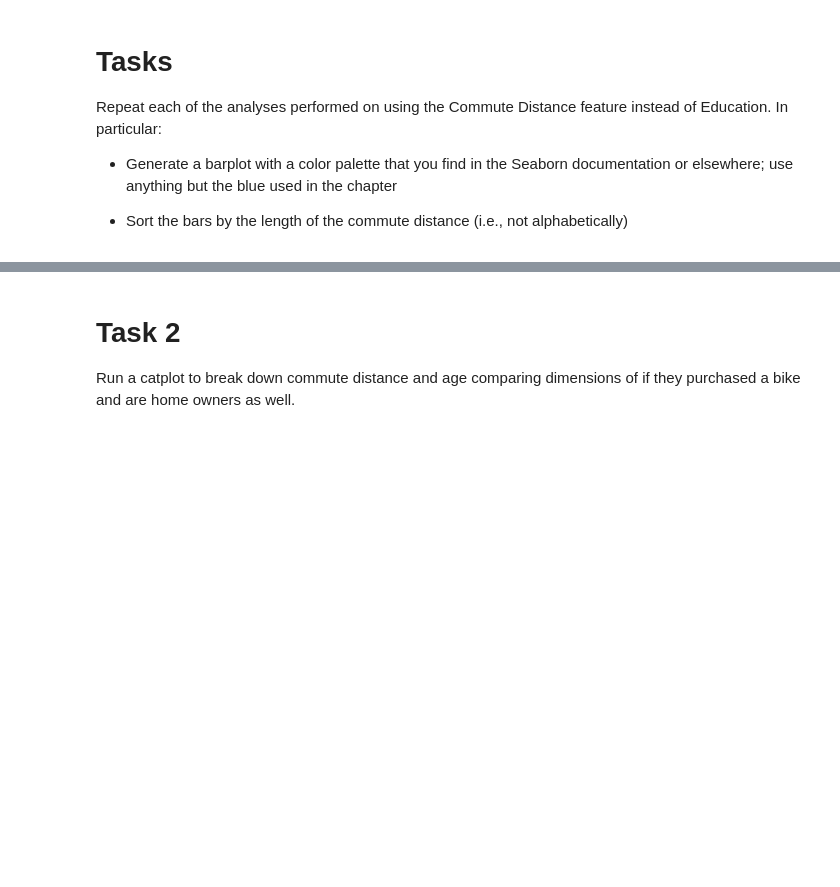
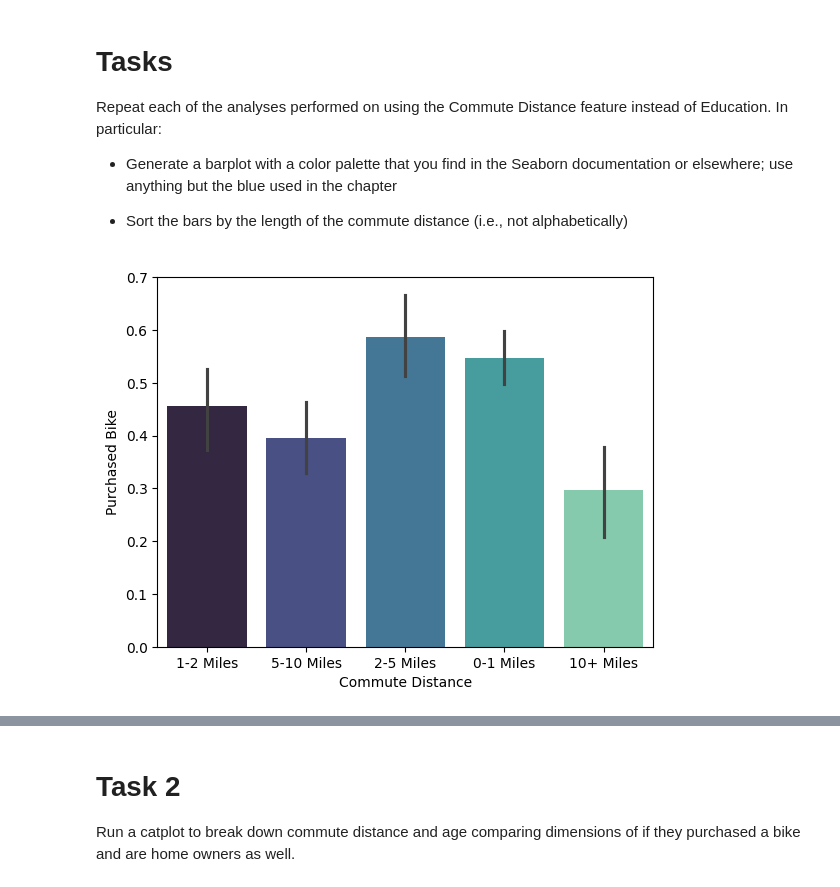
Before and after one commit to skous2/IS-505-Code, a Jupyter notebook: Day18-Workout_Blank-Bivariate Viz_NC.ipynb, the cells around one changed output, grey strips where cells are left out. Drawn from its saved outputs; the diff is of its cells as text; code cells hidden in the pictures; blank space fills up the shorter version.

```diff
--- a/Day18-Workout_Blank-Bivariate Viz_NC.ipynb
+++ b/Day18-Workout_Blank-Bivariate Viz_NC.ipynb
@@ -60,3 +60,7 @@ Repeat each of the analyses performed on using the Commute Distance feature inst
 - Generate a barplot with a color palette that you find in the Seaborn documentation or elsewhere; use anything but the blue used in the chapter
 
 - Sort the bars by the length of the commute distance (i.e., not alphabetically)
+# %%
+sns.barplot(df, x = 'Commute Distance', y = 'Purchased Bike', hue = 'Commute Distance', palette = 'mako');
+# %% [output]
+[figure, added]
```
Also changed, not shown: parts of 1 cell of this notebook.
